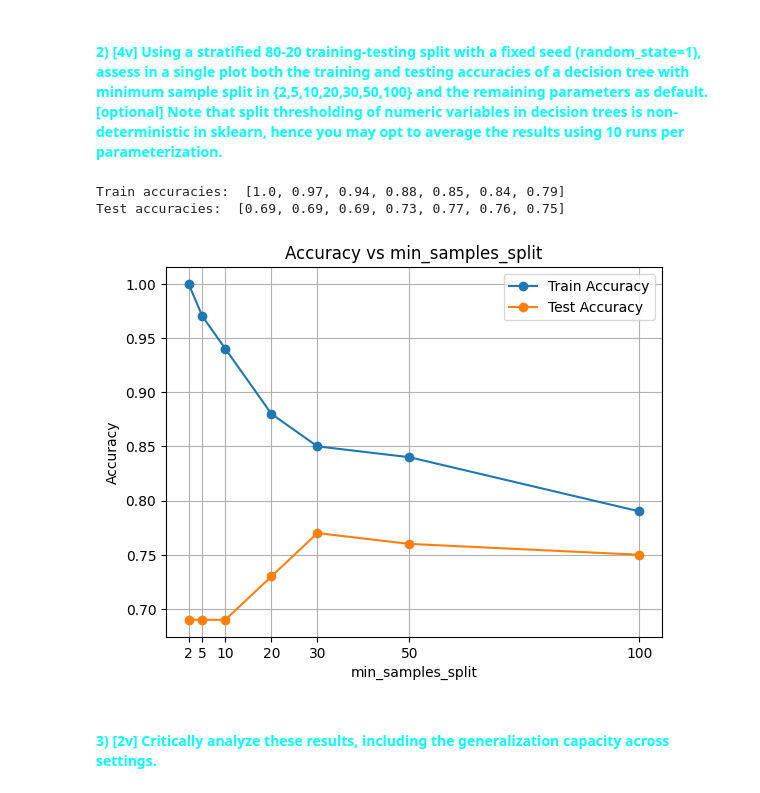
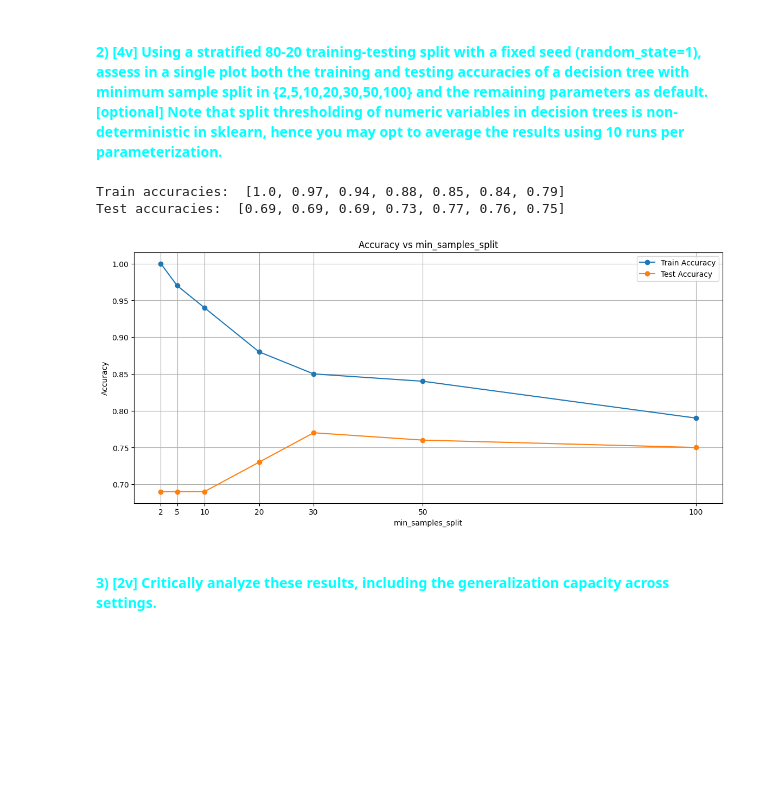
Before and after one commit to DriftPT/Apre-Project-24-25, a Jupyter notebook: G040_notebook.ipynb, the cells around one changed output. Saved outputs shown, nothing was run; the diff lists cells and outputs as text; code cells hidden in the pictures; blank space fills up the shorter version.

```diff
--- a/G040_notebook.ipynb
+++ b/G040_notebook.ipynb
@@ -73,33 +73,34 @@ for split in sample_split:
     split_accuracies_train = []
     split_accuracies_test = []
     for i in range(10):
         predictor = DecisionTreeClassifier(min_samples_split=split, random_state=1)
         predictor.fit(X_train, y_train)
         y_pred = predictor.predict(X_train)
         y_pred1 = predictor.predict(X_test)
         split_accuracies_train.append(metrics.accuracy_score(y_train, y_pred))
         split_accuracies_test.append(metrics.accuracy_score(y_test, y_pred1))
     avg_accuracy_train = np.mean(split_accuracies_train)
     accuracies_train.append(avg_accuracy_train)
     avg_accuracy_test = np.mean(split_accuracies_test)
     accuracies_test.append(avg_accuracy_test)
 
 accuracies_train = [round(acc, 2) for acc in accuracies_train]
 accuracies_test = [round(acc, 2) for acc in accuracies_test]
 
 print("Train accuracies: ", accuracies_train, "\nTest accuracies: ", accuracies_test)
+plt.figure(figsize=(14, 6))
 plt.plot(sample_split, accuracies_train, marker='o', label='Train Accuracy')
 plt.plot(sample_split, accuracies_test, marker='o', label='Test Accuracy')
 plt.grid()
 plt.xticks(sample_split)
 plt.title('Accuracy vs min_samples_split')
 plt.xlabel('min_samples_split')
 plt.ylabel('Accuracy')
 plt.legend()
 plt.show()
 # %% [output]
 Train accuracies:  [1.0, 0.97, 0.94, 0.88, 0.85, 0.84, 0.79]
 Test accuracies:  [0.69, 0.69, 0.69, 0.73, 0.77, 0.76, 0.75]
-[figure, old version]
+[figure, new version]
 # %% [markdown]
 <h4> <font color="cyan"> 3) [2v]  Critically analyze these results, including the generalization capacity across settings.
```
Also changed, not shown: parts of 4 cells of this notebook, 1 other file.
